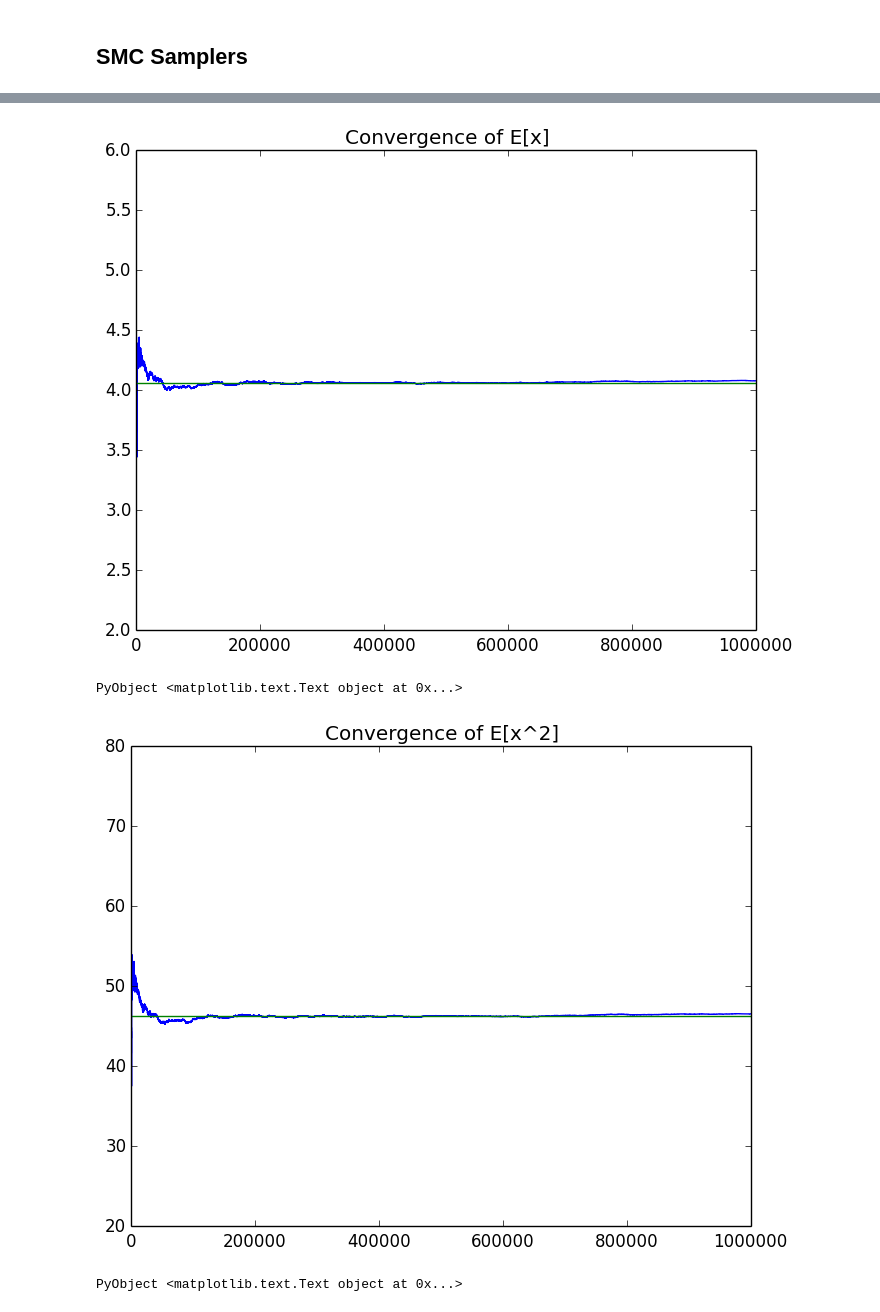
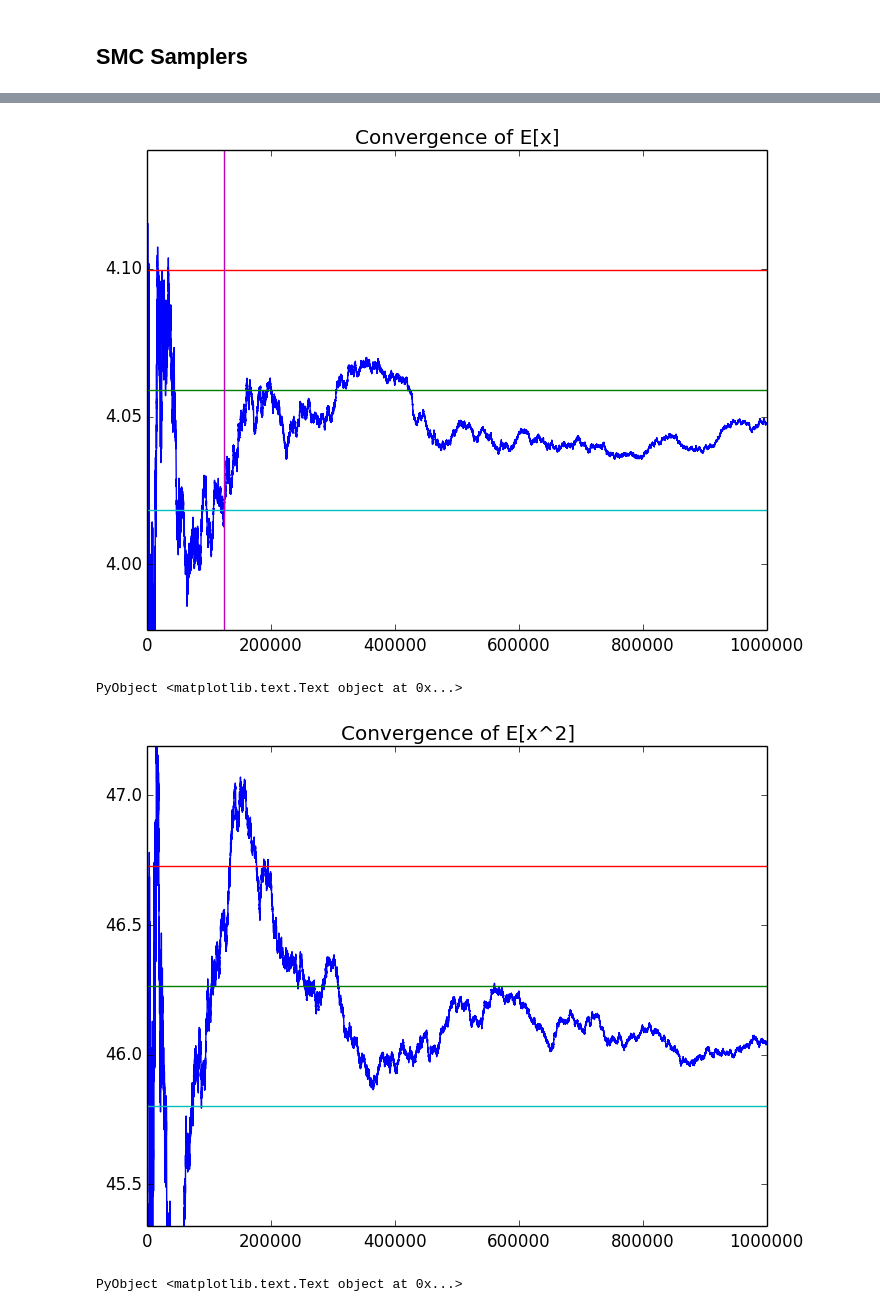
Before and after one commit to jhartford/BenchmarkingProject, a Jupyter notebook: code/MCMC.ipynb, the cells around one changed output, grey strips where cells are left out. Saved outputs shown, nothing was run; the diff lists cells and outputs as text; code cells hidden in the pictures.

```diff
--- a/code/MCMC.ipynb
+++ b/code/MCMC.ipynb
@@ -78,8 +85,9 @@ PyObject <matplotlib.text.Text object at 0x...>
 # %% [markdown]
 ## SMC Samplers
 # %%
+include("SMCSampler.jl")
 n = int(1e6);
-d = 10;
+d = 5;
 @time xs, w, essi = smcsampler(p, N=n, p = d, σ = 25.0);
 x = reshape(xs[d,:], n);
 # %% [output]
@@ -104,16 +113,21 @@ PyObject <matplotlib.text.Text object at 0x...>
 # %%
 plt.plot(1:n, diff_x)
 plt.plot((1, n), (e_x, e_x))
-ylim(2,6)
+plt.plot((1, n), (e_x*1.01, e_x*1.01))
+plt.plot((1, n), (e_x*0.99, e_x*0.99))
+plt.plot((stable, stable), (0, e_x*20))
+ylim(e_x*0.98, e_x*1.02)
 title("Convergence of E[x]")
 # %% [output]
-[figure, old version]
+[figure, new version]
 PyObject <matplotlib.text.Text object at 0x...>
 # %%
 plt.plot(1:n, diff_x2)
-plt.plot((1,n), (e_x2, e_x2))
-ylim(20,80)
+plt.plot((1, n), (e_x2, e_x2))
+plt.plot((1, n), (e_x2*1.01, e_x2*1.01))
+plt.plot((1, n), (e_x2*0.99, e_x2*0.99))
+ylim(e_x2*0.98,e_x2*1.02)
 title("Convergence of E[x^2]")
 # %% [output]
-[figure, old version]
+[figure, new version]
 PyObject <matplotlib.text.Text object at 0x...>
```
Also changed, not shown: parts of 7 cells of this notebook, 2 other files.
